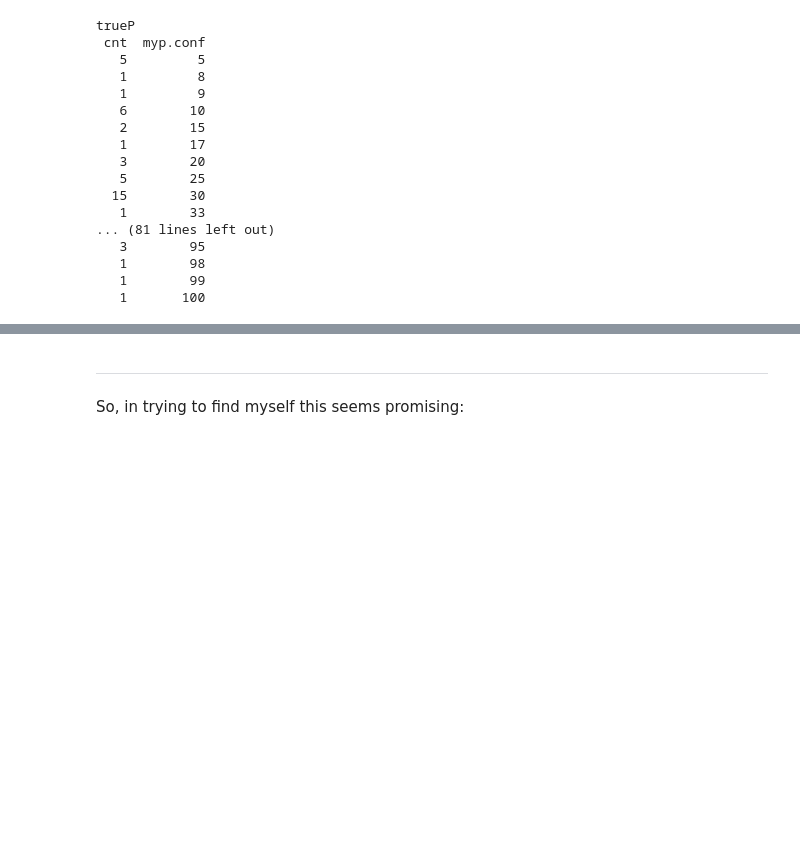
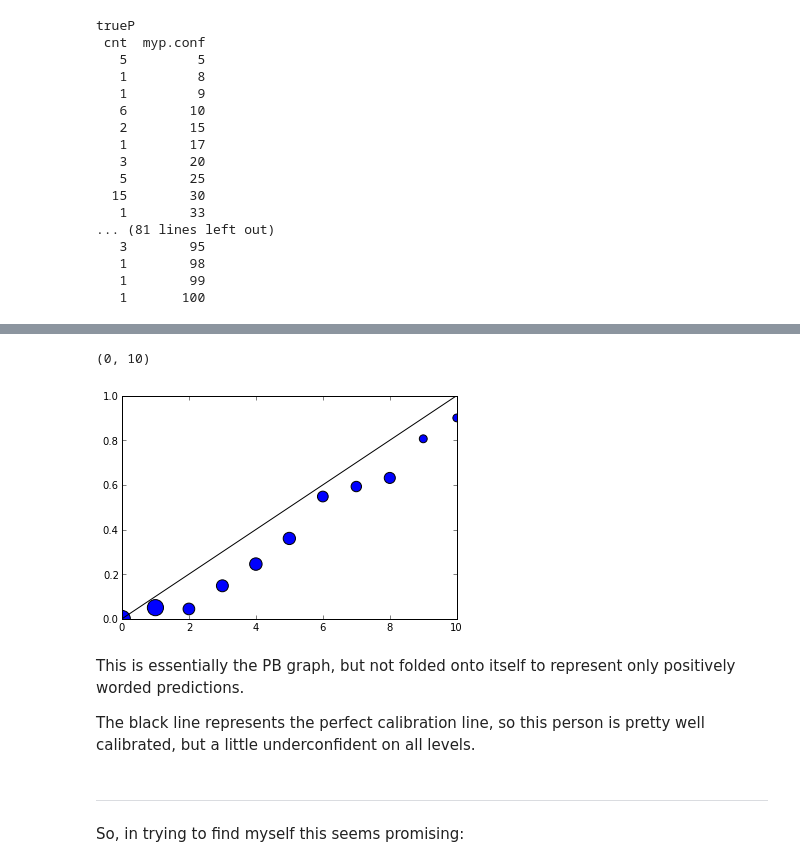
Before and after one commit to notionparallax/GA-DataScience, a Jupyter notebook: Prediction book analysis/PB exploration.ipynb, the cells around one changed output, grey strips where cells are left out. Drawn from its saved outputs; the diff is of its cells as text; code cells hidden in the pictures; blank space fills up the shorter version.

```diff
--- a/Prediction book analysis/PB exploration.ipynb
+++ b/Prediction book analysis/PB exploration.ipynb
@@ -314,3 +445,18 @@ trueP
+# %%
+plt.plot([0, 10], [0, 1], 'k-', lw=1)
+plt.scatter(    [0,1,2,3,4,5,6,7,8,9,10],            #vector of y values
+                conf_profile.truePC,                 #vector of x values
+                s=conf_profile.PredictionCountTotal) #vector of sizes
+
+pylab.ylim([0,1])
+pylab.xlim([0,10])
+# %% [output]
+(0, 10)
+[figure, added]
+# %% [markdown]
+This is essentially the PB graph, but not folded onto itself to represent only positively worded predictions.
+
+The black line represents the perfect calibration line, so this person is pretty well calibrated, but a little underconfident on all levels.
 # %% [markdown]
 ------------------
 
```
Also changed, not shown: parts of 21 cells of this notebook.
